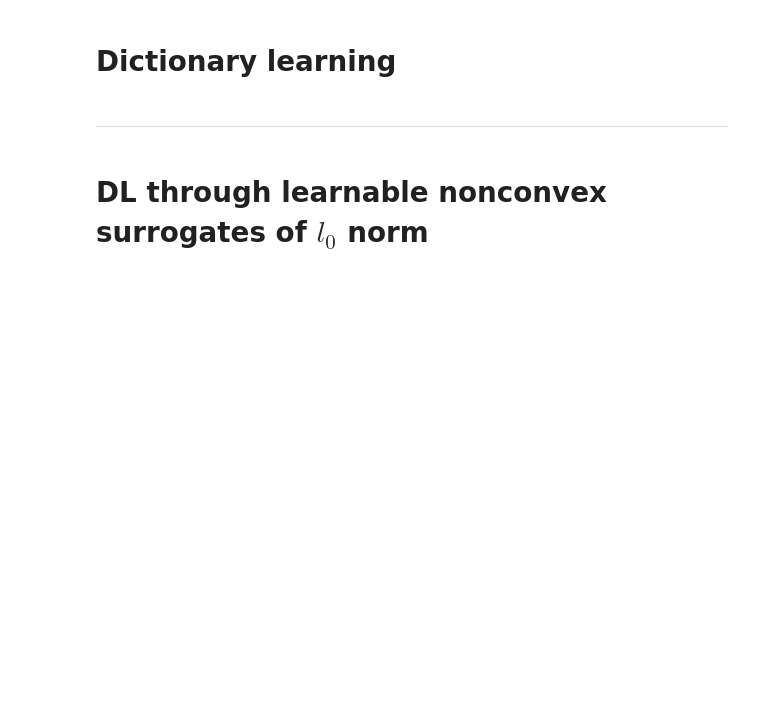
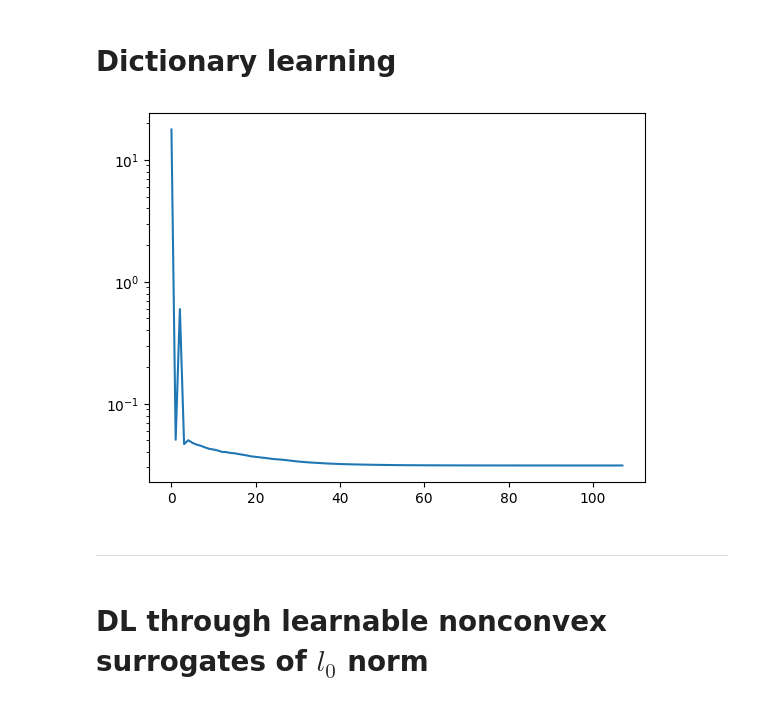
Before and after one commit to LeoDiNino97/NonconvexSparseLearningUnrolledSCA, a Jupyter notebook: Dictionary Learning/DL_primer.ipynb, the cells around one changed output. Cells and saved outputs as stored; diff of their text form; code cells hidden in the pictures; blank space fills up the shorter version.

```diff
--- a/Dictionary Learning/DL_primer.ipynb
+++ b/Dictionary Learning/DL_primer.ipynb
@@ -111,8 +111,10 @@ Y += np.random.rand(50,100) * 0.01
 # %%
 D, X, loss = SCADictionaryLearning(Y, 100)
 # %%
-plt.plot(loss)
+plt.plot([ L / 100 for L in loss])
 plt.yscale('log')
+# %% [output]
+[figure, added]
 # %% [markdown]
 ____________
 # %% [markdown]
```
Also changed, not shown: parts of 11 cells of this notebook, 1 other file.
